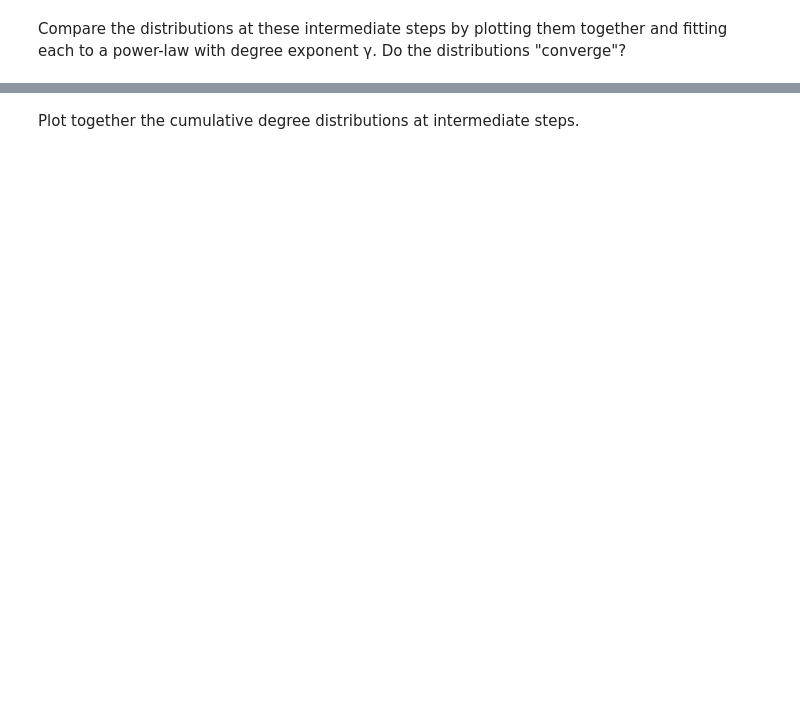
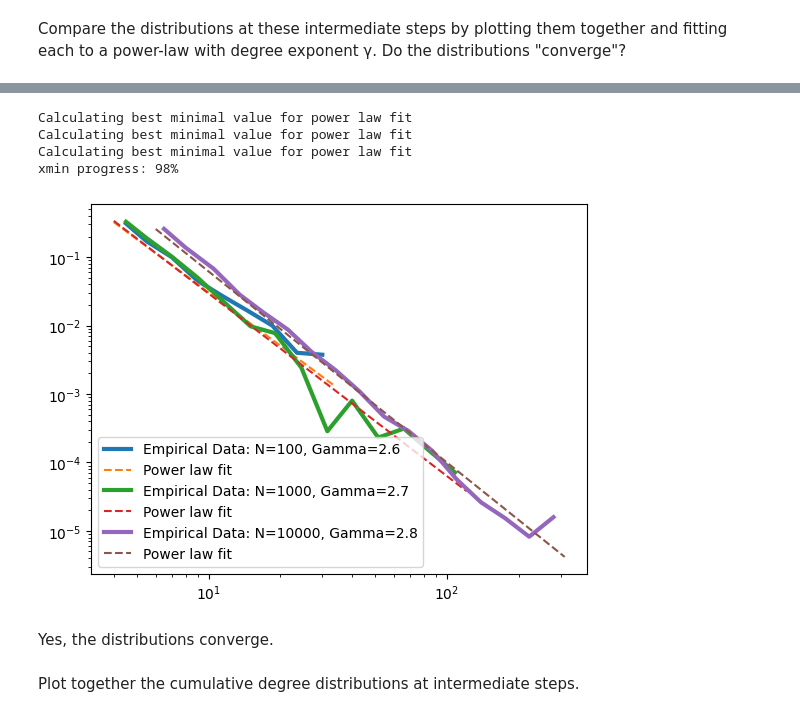
Before and after one commit to ibringfaith/network-science-book-homework, a Jupyter notebook: chapter-five/question_one.ipynb, the cells around one changed output, grey strips where cells are left out. Saved outputs shown, nothing was run; the diff lists cells and outputs as text; code cells hidden in the pictures; blank space fills up the shorter version.

```diff
--- a/chapter-five/question_one.ipynb
+++ b/chapter-five/question_one.ipynb
@@ -95,2 +113,13 @@ TypeError: lmplot() takes 1 positional argument but 3 were given
+# %%
+for N in N_list:
+    plot_pdf(N, m)
+# %% [output]
+Calculating best minimal value for power law fit
+Calculating best minimal value for power law fit
+Calculating best minimal value for power law fit
+xmin progress: 98%
+[figure, added]
+# %% [markdown]
+Yes, the distributions converge.
 # %% [markdown]
 Plot together the cumulative degree distributions at intermediate steps.
```
Also changed, not shown: parts of 9 cells of this notebook.
